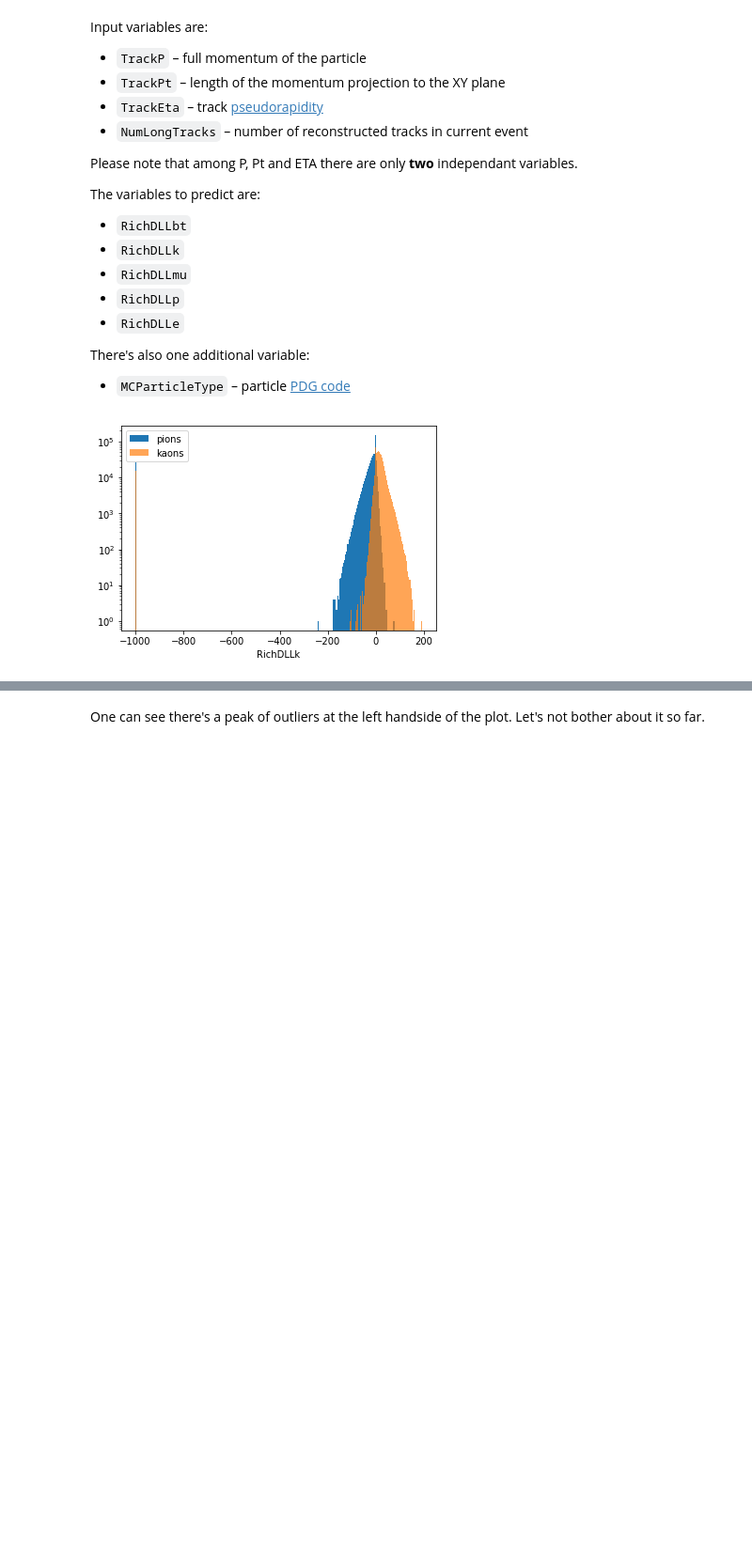
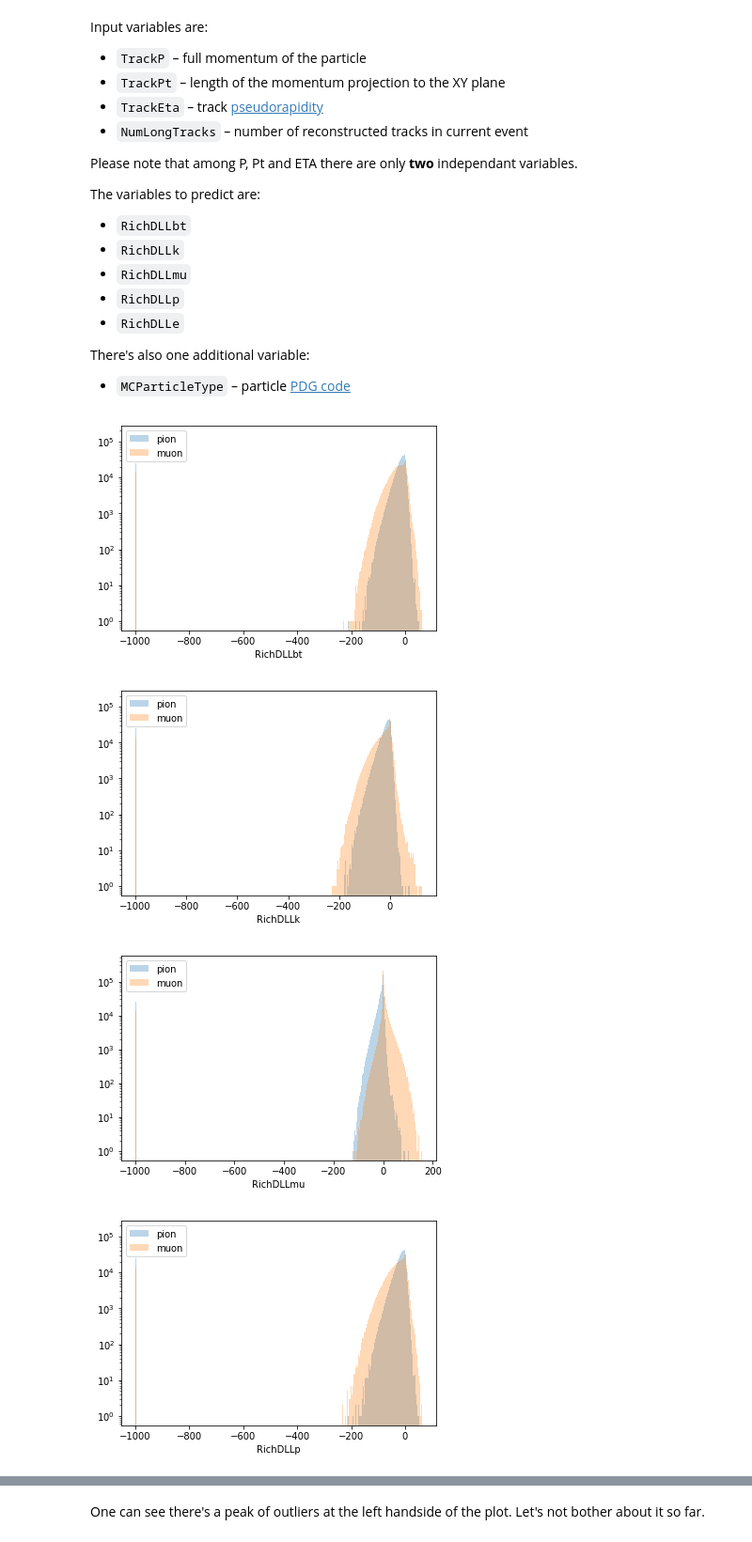
Before and after one commit to Kommiu/RICHGAN-course-project, a Jupyter notebook: RICH_Data_Overview.ipynb, the cells around one changed output, grey strips where cells are left out. Shown at 94% size. Cells and saved outputs as stored; diff of their text form; code cells hidden in the pictures; blank space fills up the shorter version.

```diff
--- a/RICH_Data_Overview.ipynb
+++ b/RICH_Data_Overview.ipynb
@@ -41,0 +31,7 @@ Index(['TrackPt', 'TrackP', 'NumLongTracks', 'MCParticleType', 'RichDLLbt',
+# %%
+data_dir = Path('./data_csv')
+
+data = {}
+for file in data_dir.iterdir():
+    name = file.stem.split('_')[1]
+    data[name]  = pd.read_csv(file.as_posix())
@@ -61,17 +66,3 @@ The variables to predict are:
 There's also one additional variable:
 
 *   `MCParticleType` – particle [PDG code](http://pdg.lbl.gov/2007/reviews/montecarlorpp.pdf)
-# %%
-bins = np.linspace(
-        start=min(df_pion.RichDLLk.min(), df_kaon.RichDLLk.min()),
-        stop =max(df_pion.RichDLLk.max(), df_kaon.RichDLLk.max()),
-        num=601
-    )
-
-plt.hist(df_pion.RichDLLk, bins=bins, label='pions')
-plt.hist(df_kaon.RichDLLk, bins=bins, label='kaons', alpha=0.7)
-plt.yscale('log')
-plt.legend()
-plt.xlabel('RichDLLk');
-# %% [output]
-[figure, removed]
@@ -77,0 +72,20 @@ plt.xlabel('RichDLLk');
+# %%
+for col in y_cols:
+    left = reduce(min,[data[p][col].min() for p in ('pion','muon')])
+    right = reduce(max,[data[p][col].max() for p in ('pion','muon')])
+    bins = np.linspace(
+        start=left,
+        stop =right,
+        num=601
+    )
+    for p in ('pion','muon'):
+        plt.hist(data[p][col], bins=bins, label=p,alpha=0.3)
+    plt.yscale('log')
+    plt.legend()
+    plt.xlabel(col)
+    plt.show()
+# %% [output]
+[figure, added]
+[figure, added]
+[figure, added]
+[figure, added]
```
Also changed, not shown: parts of 41 cells of this notebook, 1 other file.
